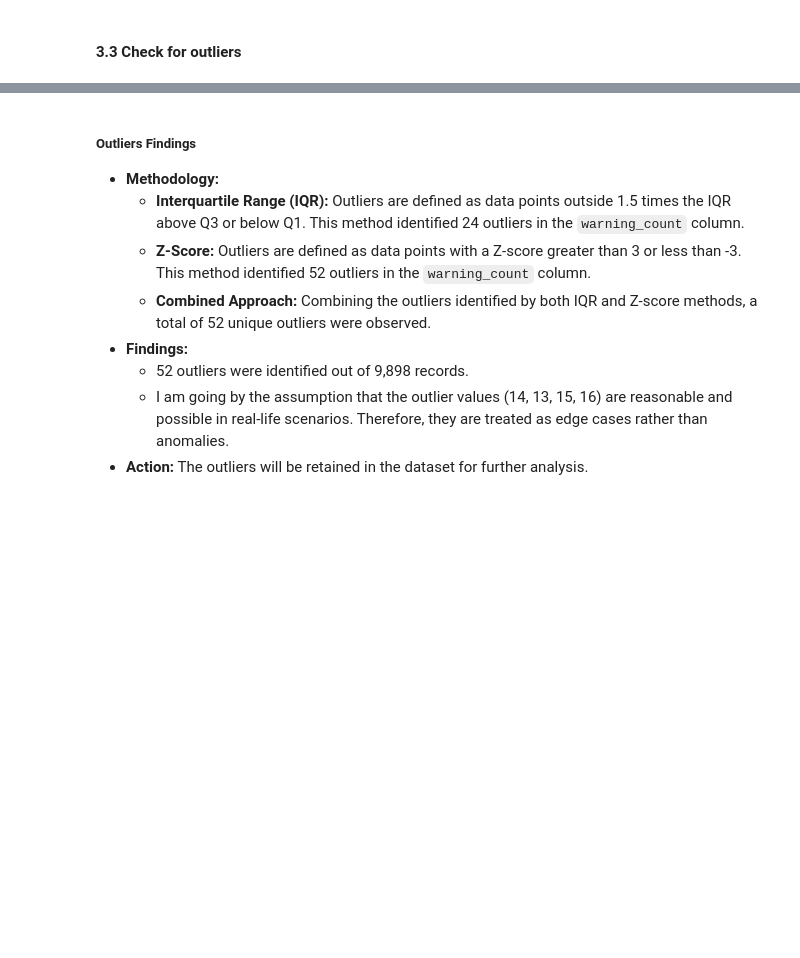
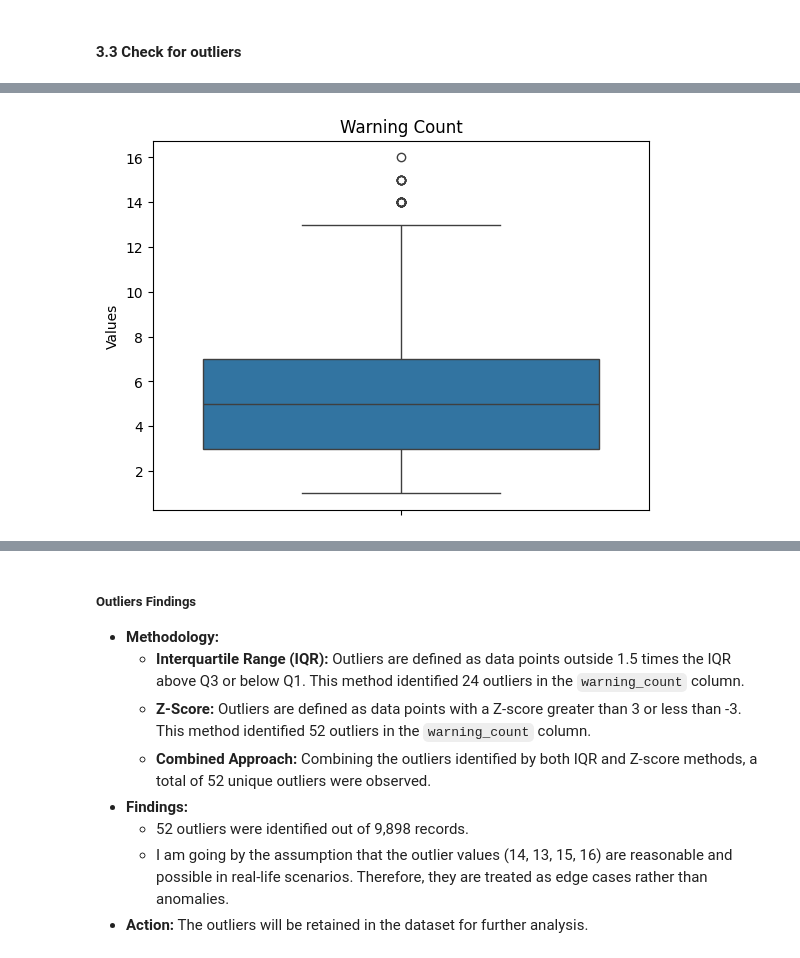
Before and after one commit to Ruth-Mwangi/Loan-Approval-Automation, a Jupyter notebook: notebooks/01_data_preprocessing.ipynb, the cells around one changed output, grey strips where cells are left out. Saved outputs shown, nothing was run; the diff lists cells and outputs as text; code cells hidden in the pictures; blank space fills up the shorter version.

```diff
--- a/notebooks/01_data_preprocessing.ipynb
+++ b/notebooks/01_data_preprocessing.ipynb
@@ -110,16 +139,9 @@ combined_outliers.warning_count.value_counts()
 # %%
 sns.boxplot(data['warning_count'])
 plt.title('Warning Count')
 plt.ylabel('Values')
 
-# Annotate outliers with reduced arrow size
-for outlier in combined_outliers.itertuples():
-    plt.annotate(outlier.warning_count,
-                 xy=(0, outlier.warning_count),
-                 xytext=(0.05, outlier.warning_count + 0.2),
-                 textcoords='data',
-                 arrowprops=dict(facecolor='red', arrowstyle='-|>', lw=0.5),  # Adjust arrowstyle and lw (line width)
-                 fontsize=8, color='blue')
-
 plt.savefig("../reports/figures/warning_count_outliers.png")
 plt.show()
+# %% [output]
+[figure, added]
```
Also changed, not shown: parts of 9 cells of this notebook, 11 other files.
